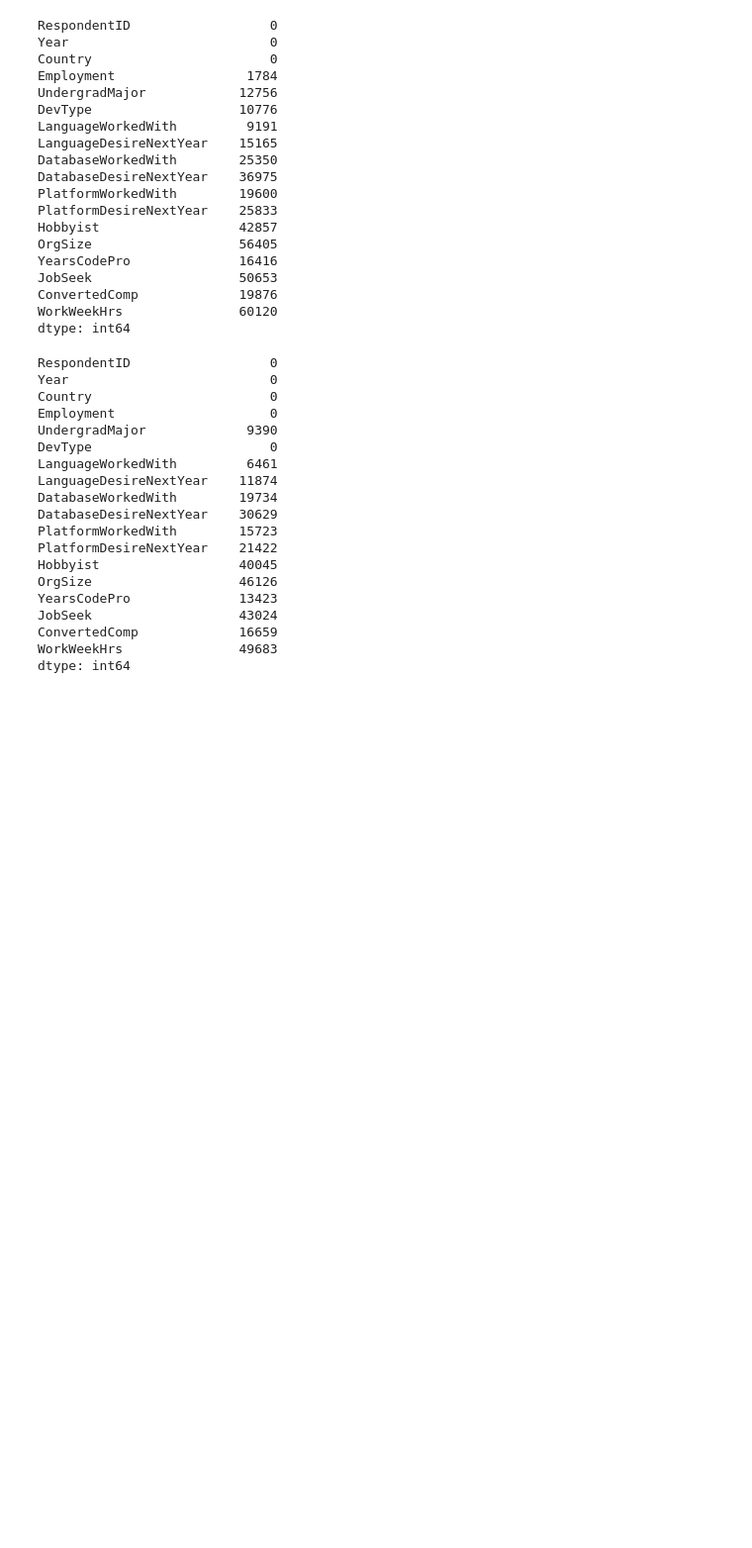
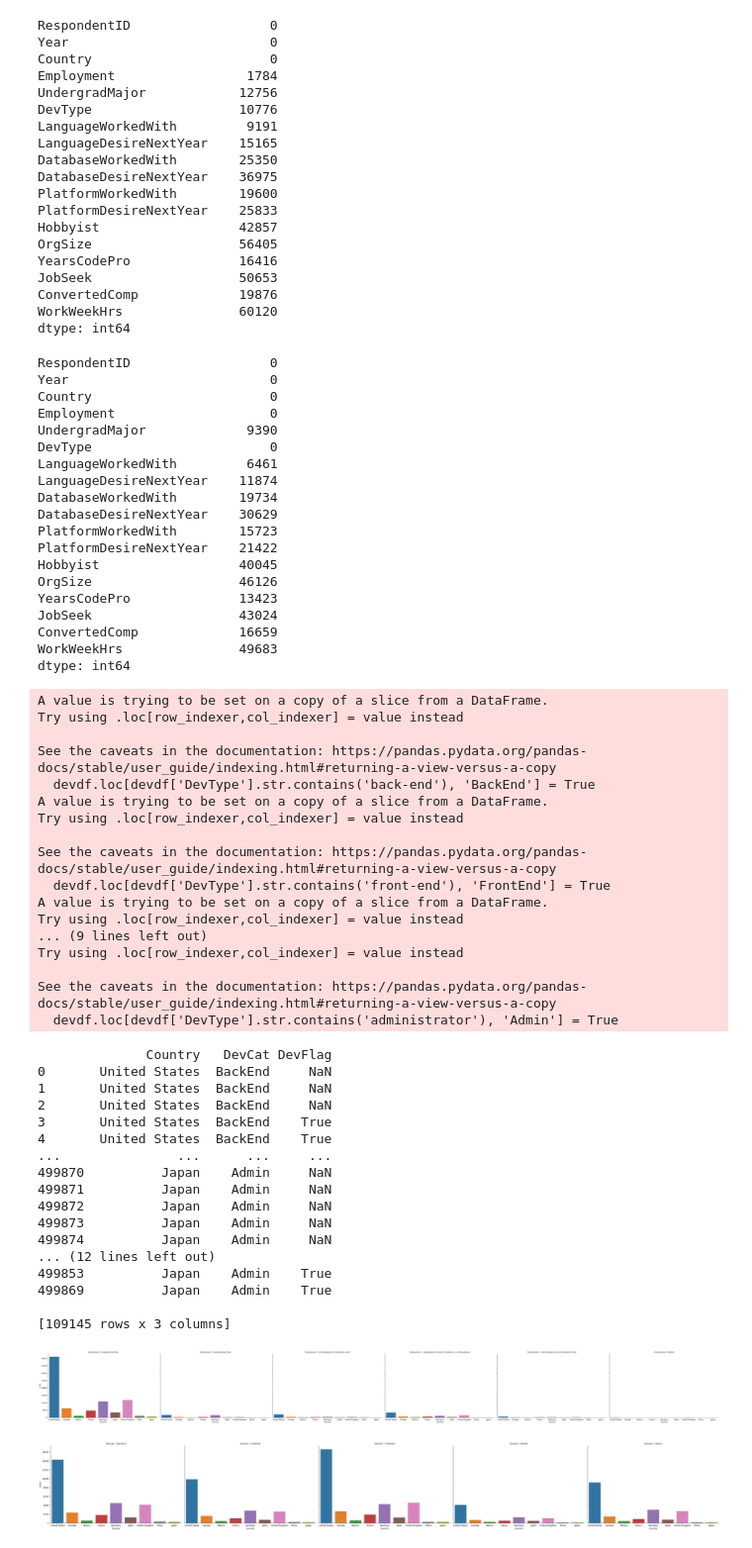
Before and after one commit to LiZoMark841619/Balazs1982, a Jupyter notebook: Jupyter_files/Codecademy_Projects/Stack_overflow_analysis/analysis.ipynb, the cells around one changed output. Shown at 99% size. Saved outputs shown, nothing was run; the diff lists cells and outputs as text; code cells hidden in the pictures; blank space fills up the shorter version.

```diff
--- a/Jupyter_files/Codecademy_Projects/Stack_overflow_analysis/analysis.ipynb
+++ b/Jupyter_files/Codecademy_Projects/Stack_overflow_analysis/analysis.ipynb
@@ -176,3 +187,62 @@ JobSeek                   43024
 ConvertedComp             16659
 WorkWeekHrs               49683
 dtype: int64
+# %%
+empfig = sns.catplot(x="Country", col="Employment",
+                data=data, kind="count",
+                height=6, aspect=1.5);
+
+# Focus on a few of the key developer types outlined in the Stack Overflow survey
+devdf = data[['Country','DevType']]
+devdf.loc[devdf['DevType'].str.contains('back-end'), 'BackEnd'] = True
+devdf.loc[devdf['DevType'].str.contains('front-end'), 'FrontEnd'] = True
+devdf.loc[devdf['DevType'].str.contains('full-stack'), 'FullStack'] = True
+devdf.loc[devdf['DevType'].str.contains('mobile'), 'Mobile'] = True
+devdf.loc[devdf['DevType'].str.contains('administrator'), 'Admin'] = True
+devdf = devdf.melt(id_vars=['Country'],
+    value_vars=['BackEnd','FrontEnd','FullStack','Mobile','Admin'],
+    var_name='DevCat',
+    value_name='DevFlag')
+print(devdf)
+devdf.dropna(how='any', inplace=True)
+print(devdf)
+devFig = sns.catplot(x="Country", col="DevCat",
+                data=devdf, kind="count",
+                height=6, aspect=1.5);
+# %% [output]
+A value is trying to be set on a copy of a slice from a DataFrame.
+Try using .loc[row_indexer,col_indexer] = value instead
+
+See the caveats in the documentation: https://pandas.pydata.org/pandas-docs/stable/user_guide/indexing.html#returning-a-view-versus-a-copy
+  devdf.loc[devdf['DevType'].str.contains('back-end'), 'BackEnd'] = True
+A value is trying to be set on a copy of a slice from a DataFrame.
+Try using .loc[row_indexer,col_indexer] = value instead
+
+See the caveats in the documentation: https://pandas.pydata.org/pandas-docs/stable/user_guide/indexing.html#returning-a-view-versus-a-copy
+  devdf.loc[devdf['DevType'].str.contains('front-end'), 'FrontEnd'] = True
+A value is trying to be set on a copy of a slice from a DataFrame.
+Try using .loc[row_indexer,col_indexer] = value instead
+... (9 lines left out)
+Try using .loc[row_indexer,col_indexer] = value instead
+
+See the caveats in the documentation: https://pandas.pydata.org/pandas-docs/stable/user_guide/indexing.html#returning-a-view-versus-a-copy
+  devdf.loc[devdf['DevType'].str.contains('administrator'), 'Admin'] = True
+              Country   DevCat DevFlag
+0       United States  BackEnd     NaN
+1       United States  BackEnd     NaN
+2       United States  BackEnd     NaN
+3       United States  BackEnd    True
+4       United States  BackEnd    True
+...               ...      ...     ...
+499870          Japan    Admin     NaN
+499871          Japan    Admin     NaN
+499872          Japan    Admin     NaN
+499873          Japan    Admin     NaN
+499874          Japan    Admin     NaN
+... (12 lines left out)
+499853          Japan    Admin    True
+499869          Japan    Admin    True
+
+[109145 rows x 3 columns]
+[figure, added]
+[figure, added]
```
Also changed, not shown: parts of 21 cells of this notebook, 1 other file.
